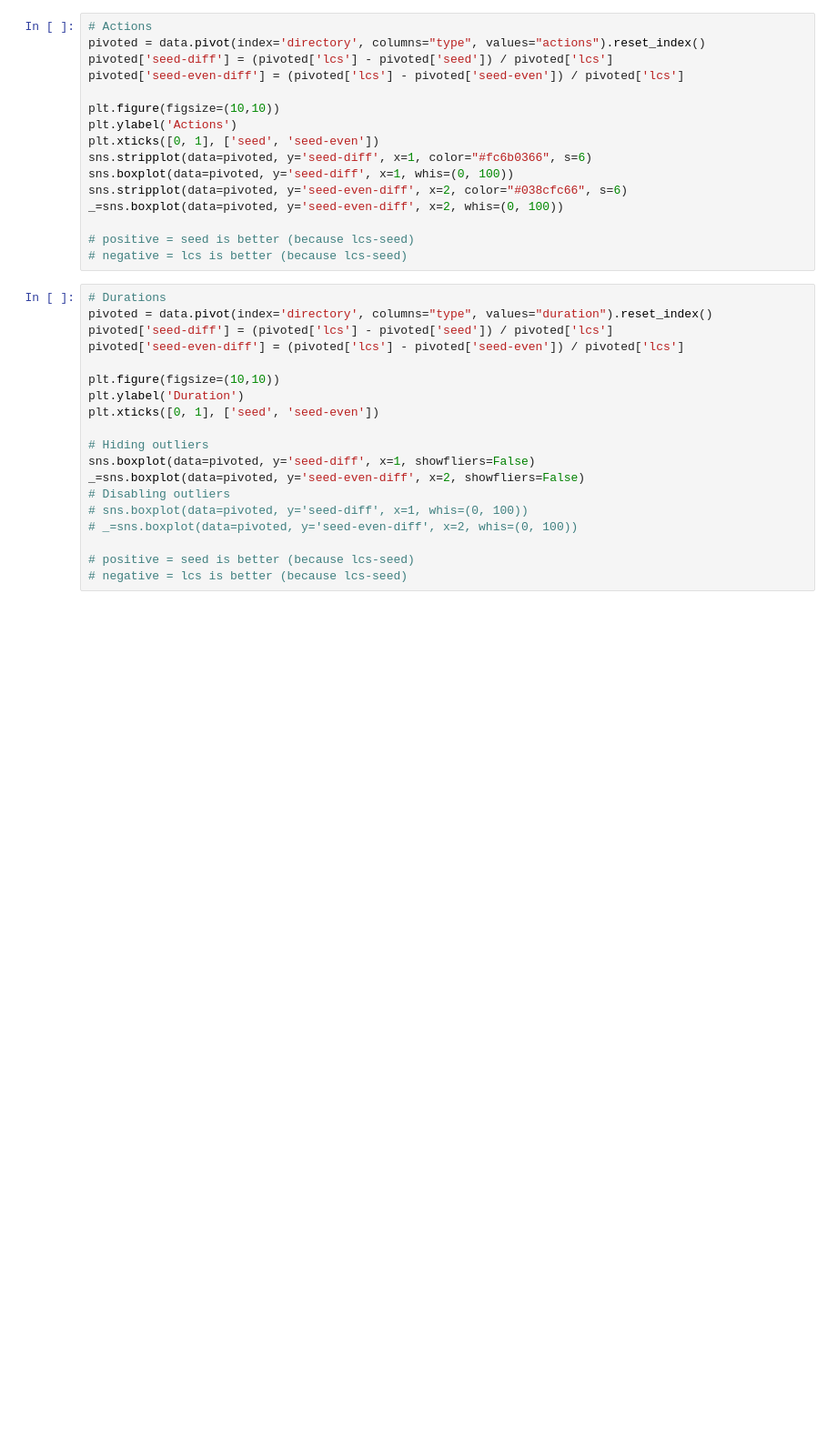
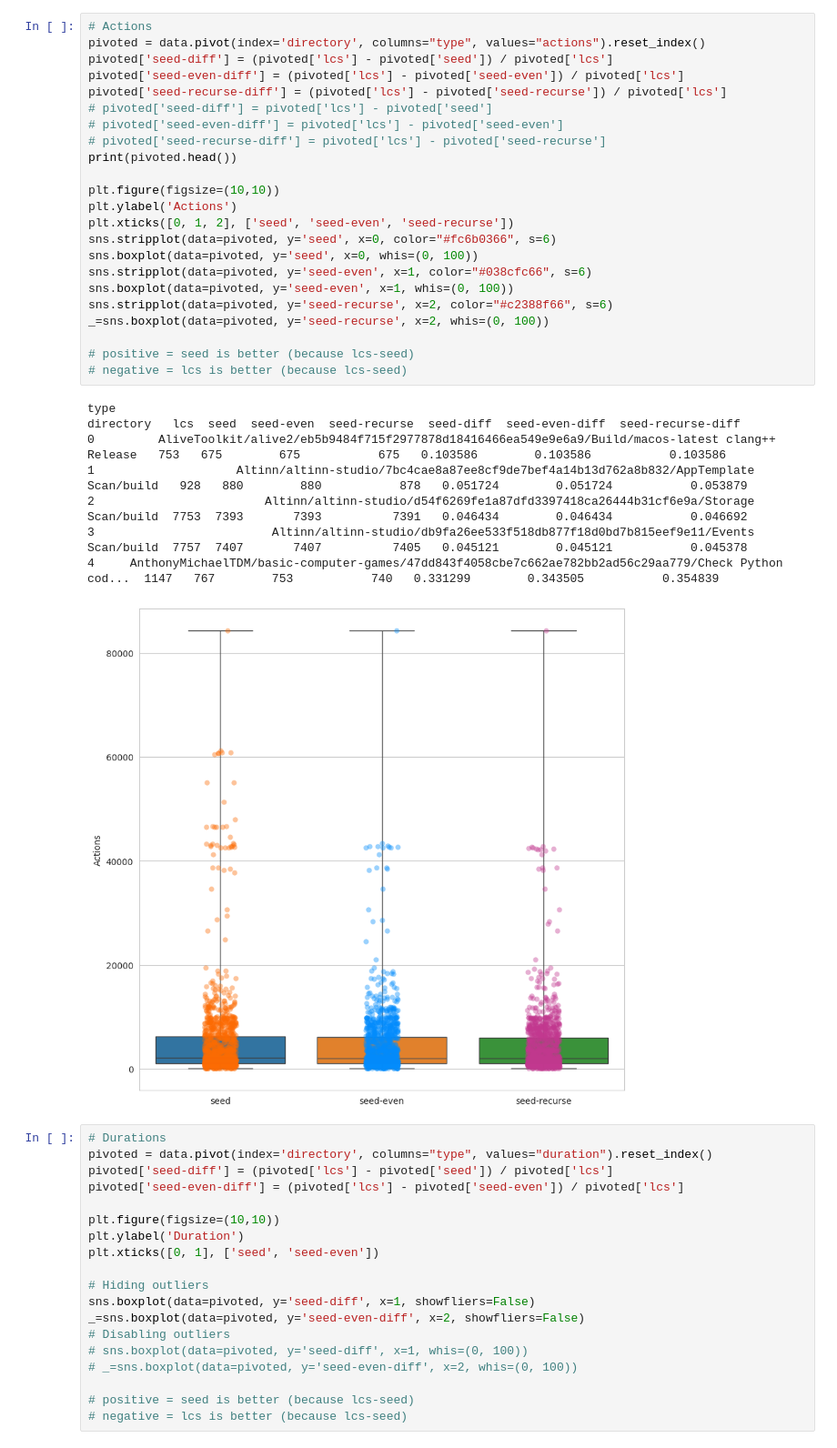
Before and after one commit to labri-progress/cidiff, a Jupyter notebook: python/benchmark.ipynb, the cells around one changed output. Shown: that part at 91% size. Saved outputs shown, nothing was run; the diff lists cells and outputs as text; blank space fills up the shorter version.

Commit message:
update python notebook

```diff
--- a/python/benchmark.ipynb
+++ b/python/benchmark.ipynb
@@ -13,19 +19,34 @@ data['moved'] = data["moved-unchanged"] + data['moved-updated']
 # %%
 # Actions
 pivoted = data.pivot(index='directory', columns="type", values="actions").reset_index()
 pivoted['seed-diff'] = (pivoted['lcs'] - pivoted['seed']) / pivoted['lcs']
 pivoted['seed-even-diff'] = (pivoted['lcs'] - pivoted['seed-even']) / pivoted['lcs']
+pivoted['seed-recurse-diff'] = (pivoted['lcs'] - pivoted['seed-recurse']) / pivoted['lcs']
+# pivoted['seed-diff'] = pivoted['lcs'] - pivoted['seed']
+# pivoted['seed-even-diff'] = pivoted['lcs'] - pivoted['seed-even']
+# pivoted['seed-recurse-diff'] = pivoted['lcs'] - pivoted['seed-recurse']
+print(pivoted.head())
 
 plt.figure(figsize=(10,10))
 plt.ylabel('Actions')
-plt.xticks([0, 1], ['seed', 'seed-even'])
-sns.stripplot(data=pivoted, y='seed-diff', x=1, color="#fc6b0366", s=6)
-sns.boxplot(data=pivoted, y='seed-diff', x=1, whis=(0, 100))
-sns.stripplot(data=pivoted, y='seed-even-diff', x=2, color="#038cfc66", s=6)
-_=sns.boxplot(data=pivoted, y='seed-even-diff', x=2, whis=(0, 100))
+plt.xticks([0, 1, 2], ['seed', 'seed-even', 'seed-recurse'])
+sns.stripplot(data=pivoted, y='seed', x=0, color="#fc6b0366", s=6)
+sns.boxplot(data=pivoted, y='seed', x=0, whis=(0, 100))
+sns.stripplot(data=pivoted, y='seed-even', x=1, color="#038cfc66", s=6)
+sns.boxplot(data=pivoted, y='seed-even', x=1, whis=(0, 100))
+sns.stripplot(data=pivoted, y='seed-recurse', x=2, color="#c2388f66", s=6)
+_=sns.boxplot(data=pivoted, y='seed-recurse', x=2, whis=(0, 100))
 
 # positive = seed is better (because lcs-seed)
 # negative = lcs is better (because lcs-seed)
+# %% [output]
+type                                                                                            directory   lcs  seed  seed-even  seed-recurse  seed-diff  seed-even-diff  seed-recurse-diff
+0         AliveToolkit/alive2/eb5b9484f715f2977878d18416466ea549e9e6a9/Build/macos-latest clang++ Release   753   675        675           675   0.103586        0.103586           0.103586
+1                    Altinn/altinn-studio/7bc4cae8a87ee8cf9de7bef4a14b13d762a8b832/AppTemplate Scan/build   928   880        880           878   0.051724        0.051724           0.053879
+2                        Altinn/altinn-studio/d54f6269fe1a87dfd3397418ca26444b31cf6e9a/Storage Scan/build  7753  7393       7393          7391   0.046434        0.046434           0.046692
+3                         Altinn/altinn-studio/db9fa26ee533f518db877f18d0bd7b815eef9e11/Events Scan/build  7757  7407       7407          7405   0.045121        0.045121           0.045378
+4     AnthonyMichaelTDM/basic-computer-games/47dd843f4058cbe7c662ae782bb2ad56c29aa779/Check Python cod...  1147   767        753           740   0.331299        0.343505           0.354839
+[figure, added]
 # %%
 # Durations
 pivoted = data.pivot(index='directory', columns="type", values="duration").reset_index()
```
Also changed, not shown: parts of 3 cells of this notebook, 2 other files.
